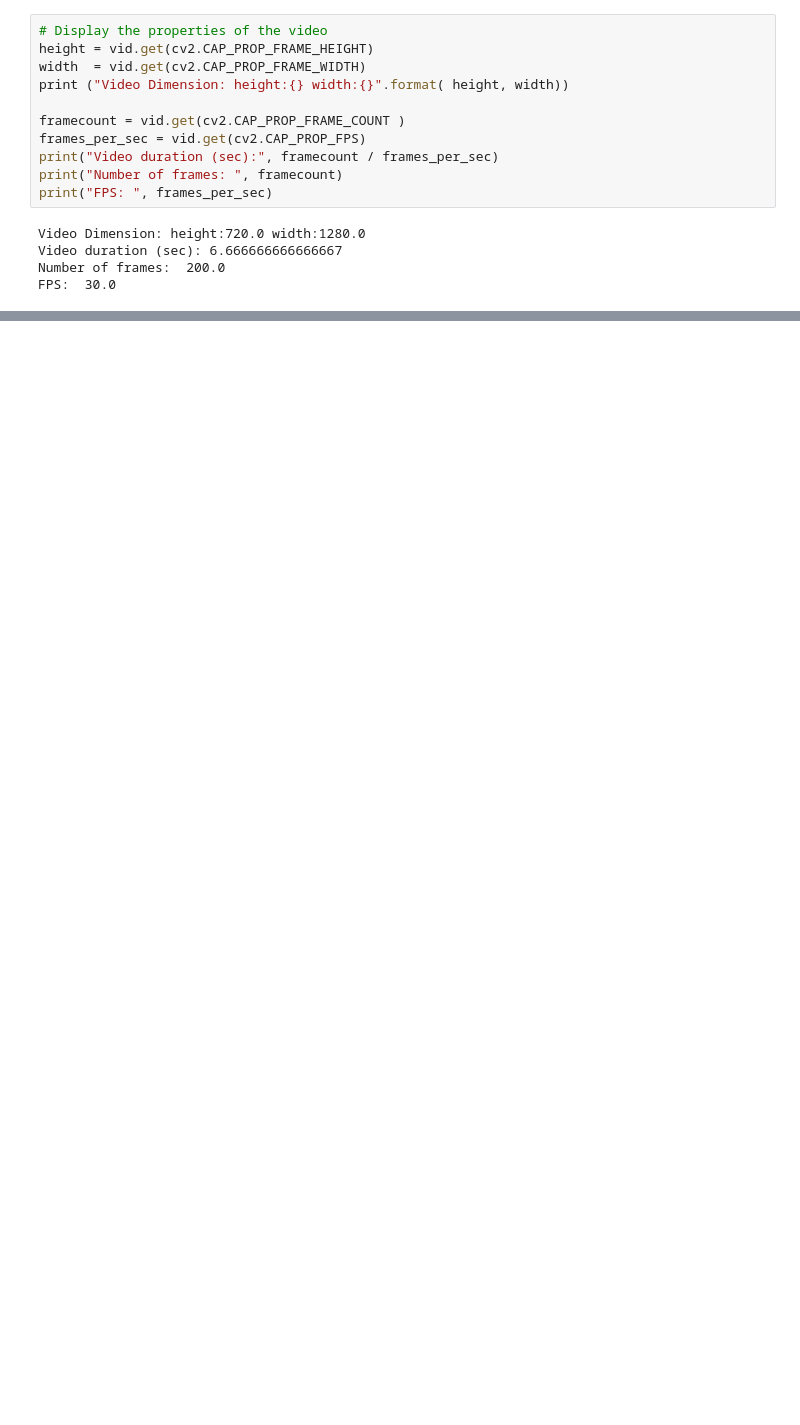
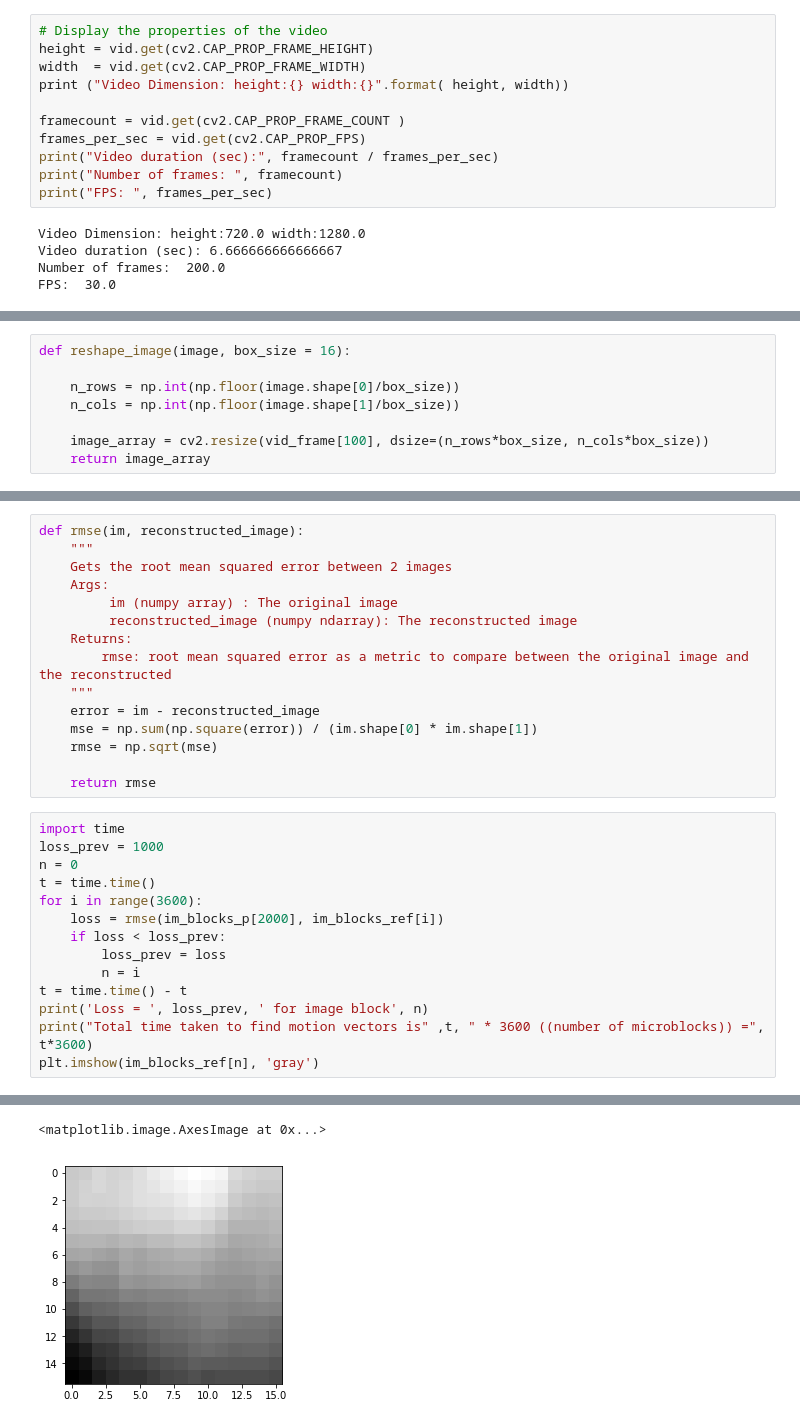
Before and after one commit to alaanousir/H.264-Video-Compression, a Jupyter notebook: Main.ipynb, the cells around one changed output, grey strips where cells are left out. Saved outputs shown, nothing was run; the diff lists cells and outputs as text; blank space fills up the shorter version.

Commit message:
testing RMSE

```diff
--- a/Main.ipynb
+++ b/Main.ipynb
@@ -81,0 +77,8 @@ array([[ 4,  4,  4, ...,  4,  4,  4],
+# %%
+def reshape_image(image, box_size = 16):
+
+    n_rows = np.int(np.floor(image.shape[0]/box_size))
+    n_cols = np.int(np.floor(image.shape[1]/box_size))
+
+    image_array = cv2.resize(vid_frame[100], dsize=(n_rows*box_size, n_cols*box_size))
+    return image_array
@@ -81,0 +180,30 @@ array([[ 4,  4,  4, ...,  4,  4,  4],
+# %%
+def rmse(im, reconstructed_image):
+    """
+    Gets the root mean squared error between 2 images
+    Args:
+         im (numpy array) : The original image
+         reconstructed_image (numpy ndarray): The reconstructed image
+    Returns:
+        rmse: root mean squared error as a metric to compare between the original image and the reconstructed
+    """
+    error = im - reconstructed_image
+    mse = np.sum(np.square(error)) / (im.shape[0] * im.shape[1])
+    rmse = np.sqrt(mse)
+
+    return rmse
+# %%
+import time
+loss_prev = 1000
+n = 0
+t = time.time()
+for i in range(3600):
+    loss = rmse(im_blocks_p[2000], im_blocks_ref[i])
+    if loss < loss_prev:
+        loss_prev = loss
+        n = i
+t = time.time() - t
+print('Loss = ', loss_prev, ' for image block', n)
+print("Total time taken to find motion vectors is" ,t, " * 3600 ((number of microblocks)) =", t*3600)
+plt.imshow(im_blocks_ref[n], 'gray')
+# %% [output]
@@ -81,0 +212,2 @@ array([[ 4,  4,  4, ...,  4,  4,  4],
+<matplotlib.image.AxesImage at 0x...>
+[figure, added]
```
Also changed, not shown: parts of 9 cells of this notebook.
